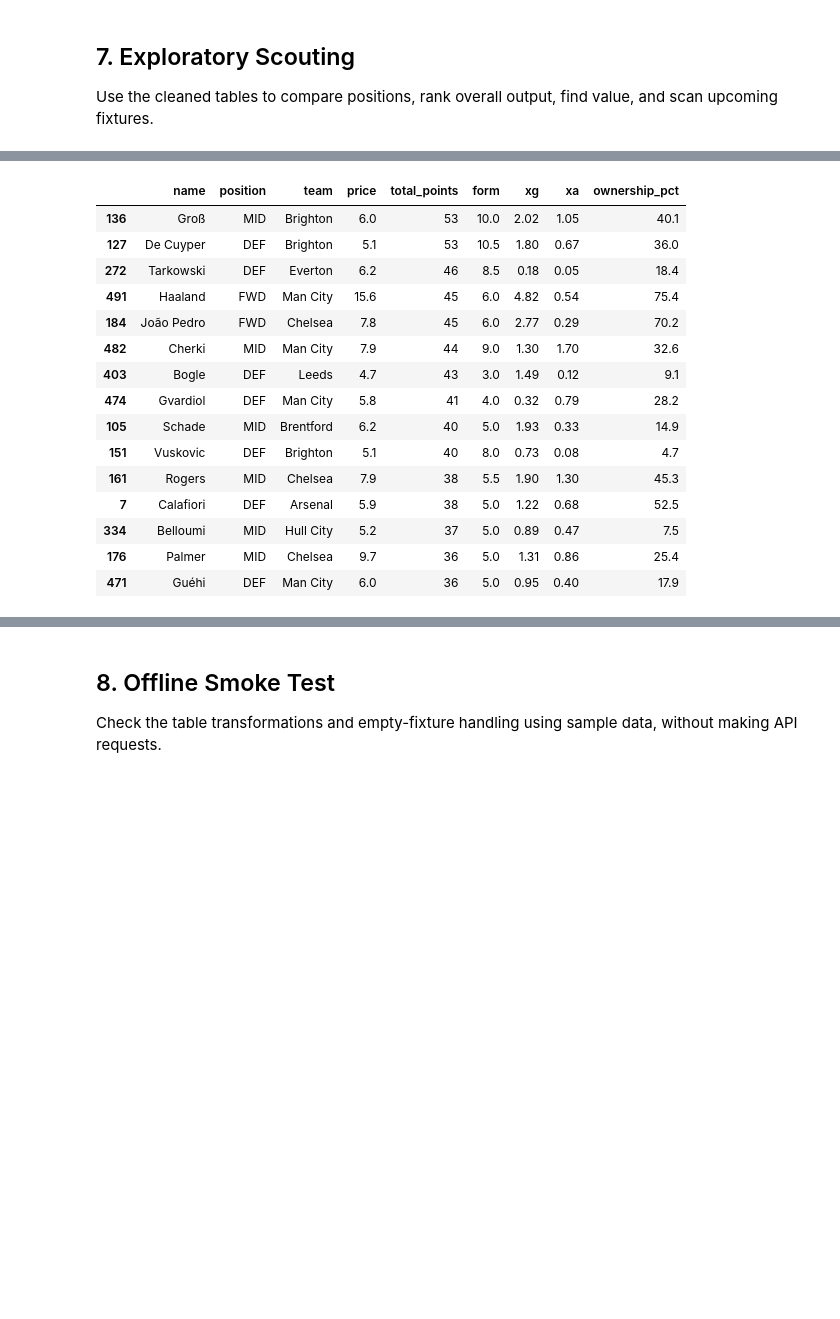
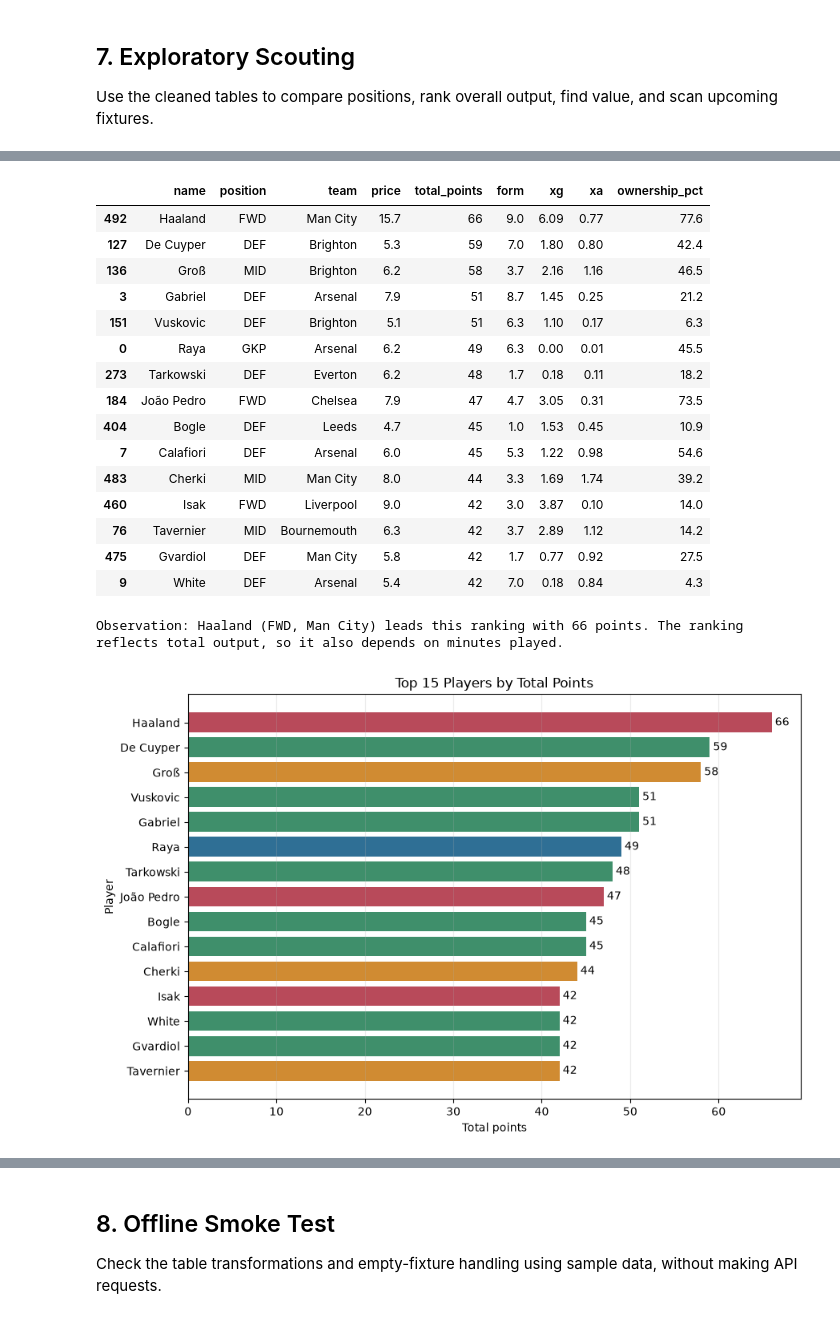
Before and after one commit to Kiletta/FPL-Fantasy-Scout, a Jupyter notebook: Fantasy Code Redo.ipynb, the cells around one changed output, grey strips where cells are left out. Cells and saved outputs as stored; diff of their text form; code cells hidden in the pictures; blank space fills up the shorter version.

Commit message:
Introduction of visualizations for exploratory analysis visualization

```diff
--- a/Fantasy Code Redo.ipynb
+++ b/Fantasy Code Redo.ipynb
@@ -491,29 +555,55 @@ display(position_summary)
 # %%
 player_rankings = players_df.sort_values(
     ["total_points", "xg", "xa"], ascending=False
 ).head(15)
 display(
     player_rankings[
         ["name", "position", "team", "price", "total_points", "form", "xg", "xa", "ownership_pct"]
     ]
 )
+
+if player_rankings.empty:
+    print("Observation: no player records are available for ranking.")
+else:
+    leader = player_rankings.iloc[0]
+    print(
+        f"Observation: {leader['name']} ({leader['position']}, {leader['team']}) "
+        f"leads this ranking with {leader['total_points']} points. "
+        "The ranking reflects total output, so it also depends on minutes played."
+    )
+    ranking_plot = player_rankings.sort_values("total_points")
+    fig, ax = plt.subplots(figsize=(9, 6))
+    bars = ax.barh(
+        ranking_plot["name"],
+        ranking_plot["total_points"],
+        color=[position_colors.get(position, "#666666") for position in ranking_plot["position"]],
+    )
+    ax.bar_label(bars, padding=3)
+    ax.set_title("Top 15 Players by Total Points")
+    ax.set_xlabel("Total points")
+    ax.set_ylabel("Player")
+    ax.grid(axis="x", alpha=0.25)
+    fig.tight_layout()
+    plt.show()
 # %% [output]
 |  | name | position | team | price | total_points | form | xg | xa | ownership_pct |
-| 136 | Groß | MID | Brighton | 6.0 | 53 | 10.0 | 2.02 | 1.05 | 40.1 |
-| 127 | De Cuyper | DEF | Brighton | 5.1 | 53 | 10.5 | 1.80 | 0.67 | 36.0 |
-| 272 | Tarkowski | DEF | Everton | 6.2 | 46 | 8.5 | 0.18 | 0.05 | 18.4 |
-| 491 | Haaland | FWD | Man City | 15.6 | 45 | 6.0 | 4.82 | 0.54 | 75.4 |
-| 184 | João Pedro | FWD | Chelsea | 7.8 | 45 | 6.0 | 2.77 | 0.29 | 70.2 |
-| 482 | Cherki | MID | Man City | 7.9 | 44 | 9.0 | 1.30 | 1.70 | 32.6 |
-| 403 | Bogle | DEF | Leeds | 4.7 | 43 | 3.0 | 1.49 | 0.12 | 9.1 |
-| 474 | Gvardiol | DEF | Man City | 5.8 | 41 | 4.0 | 0.32 | 0.79 | 28.2 |
-| 105 | Schade | MID | Brentford | 6.2 | 40 | 5.0 | 1.93 | 0.33 | 14.9 |
-| 151 | Vuskovic | DEF | Brighton | 5.1 | 40 | 8.0 | 0.73 | 0.08 | 4.7 |
-| 161 | Rogers | MID | Chelsea | 7.9 | 38 | 5.5 | 1.90 | 1.30 | 45.3 |
-| 7 | Calafiori | DEF | Arsenal | 5.9 | 38 | 5.0 | 1.22 | 0.68 | 52.5 |
-| 334 | Belloumi | MID | Hull City | 5.2 | 37 | 5.0 | 0.89 | 0.47 | 7.5 |
-| 176 | Palmer | MID | Chelsea | 9.7 | 36 | 5.0 | 1.31 | 0.86 | 25.4 |
-| 471 | Guéhi | DEF | Man City | 6.0 | 36 | 5.0 | 0.95 | 0.40 | 17.9 |
+| 492 | Haaland | FWD | Man City | 15.7 | 66 | 9.0 | 6.09 | 0.77 | 77.6 |
+| 127 | De Cuyper | DEF | Brighton | 5.3 | 59 | 7.0 | 1.80 | 0.80 | 42.4 |
+| 136 | Groß | MID | Brighton | 6.2 | 58 | 3.7 | 2.16 | 1.16 | 46.5 |
+| 3 | Gabriel | DEF | Arsenal | 7.9 | 51 | 8.7 | 1.45 | 0.25 | 21.2 |
+| 151 | Vuskovic | DEF | Brighton | 5.1 | 51 | 6.3 | 1.10 | 0.17 | 6.3 |
+| 0 | Raya | GKP | Arsenal | 6.2 | 49 | 6.3 | 0.00 | 0.01 | 45.5 |
+| 273 | Tarkowski | DEF | Everton | 6.2 | 48 | 1.7 | 0.18 | 0.11 | 18.2 |
+| 184 | João Pedro | FWD | Chelsea | 7.9 | 47 | 4.7 | 3.05 | 0.31 | 73.5 |
+| 404 | Bogle | DEF | Leeds | 4.7 | 45 | 1.0 | 1.53 | 0.45 | 10.9 |
+| 7 | Calafiori | DEF | Arsenal | 6.0 | 45 | 5.3 | 1.22 | 0.98 | 54.6 |
+| 483 | Cherki | MID | Man City | 8.0 | 44 | 3.3 | 1.69 | 1.74 | 39.2 |
+| 460 | Isak | FWD | Liverpool | 9.0 | 42 | 3.0 | 3.87 | 0.10 | 14.0 |
+| 76 | Tavernier | MID | Bournemouth | 6.3 | 42 | 3.7 | 2.89 | 1.12 | 14.2 |
+| 475 | Gvardiol | DEF | Man City | 5.8 | 42 | 1.7 | 0.77 | 0.92 | 27.5 |
+| 9 | White | DEF | Arsenal | 5.4 | 42 | 7.0 | 0.18 | 0.84 | 4.3 |
+Observation: Haaland (FWD, Man City) leads this ranking with 66 points. The ranking reflects total output, so it also depends on minutes played.
+[figure, added]
 # %%
 players_df["points_per_price"] = (
     players_df["total_points"] / players_df["price"].replace(0, pd.NA)
```
Also changed, not shown: parts of 10 cells of this notebook.
